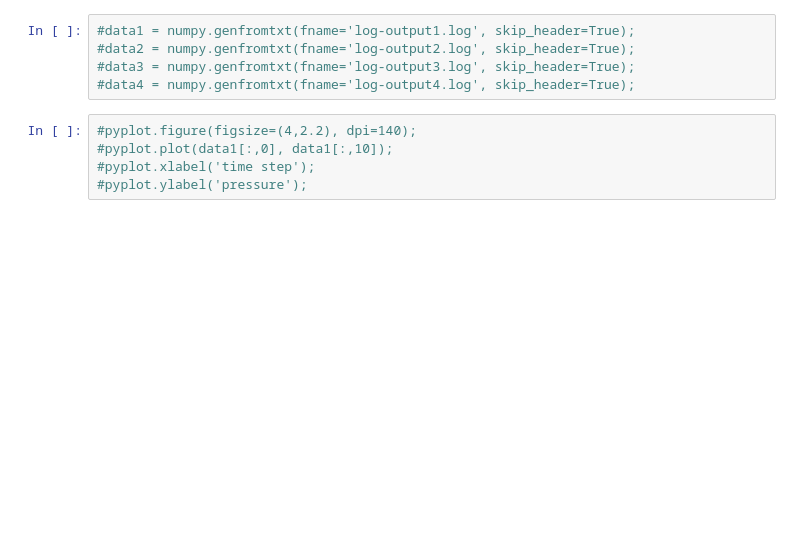
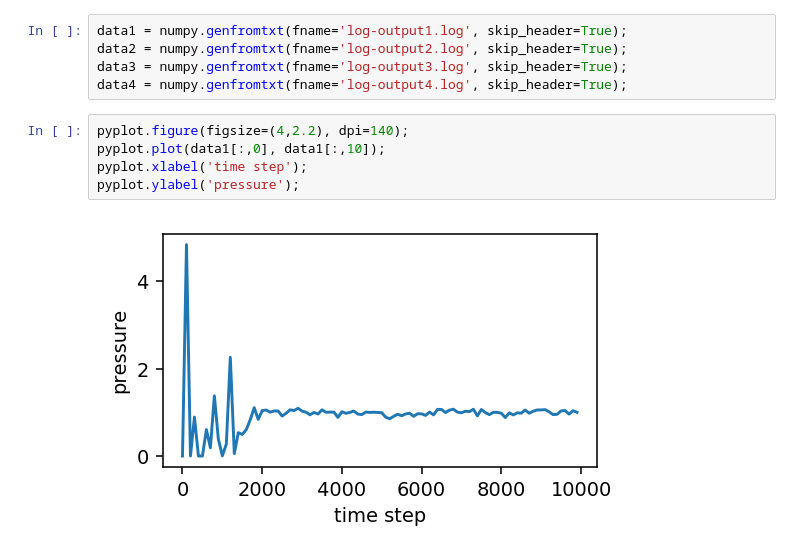
Before and after one commit to emmanuellfc/molecular_dynamics, a Jupyter notebook: Rigid Rods with NPT Integration.ipynb, the cells around one changed output. Drawn from its saved outputs; the diff is of its cells as text; blank space fills up the shorter version.

```diff
--- a/Rigid Rods with NPT Integration.ipynb
+++ b/Rigid Rods with NPT Integration.ipynb
@@ -300,11 +411,13 @@ log = hoomd.analyze.log(filename="log-output4.log",
 # %%
-#data1 = numpy.genfromtxt(fname='log-output1.log', skip_header=True);
-#data2 = numpy.genfromtxt(fname='log-output2.log', skip_header=True);
-#data3 = numpy.genfromtxt(fname='log-output3.log', skip_header=True);
-#data4 = numpy.genfromtxt(fname='log-output4.log', skip_header=True);
+data1 = numpy.genfromtxt(fname='log-output1.log', skip_header=True);
+data2 = numpy.genfromtxt(fname='log-output2.log', skip_header=True);
+data3 = numpy.genfromtxt(fname='log-output3.log', skip_header=True);
+data4 = numpy.genfromtxt(fname='log-output4.log', skip_header=True);
 # %%
-#pyplot.figure(figsize=(4,2.2), dpi=140);
-#pyplot.plot(data1[:,0], data1[:,10]);
-#pyplot.xlabel('time step');
-#pyplot.ylabel('pressure');
+pyplot.figure(figsize=(4,2.2), dpi=140);
+pyplot.plot(data1[:,0], data1[:,10]);
+pyplot.xlabel('time step');
+pyplot.ylabel('pressure');
+# %% [output]
+[figure, added]
 # %%
```
Also changed, not shown: parts of 16 cells of this notebook.
